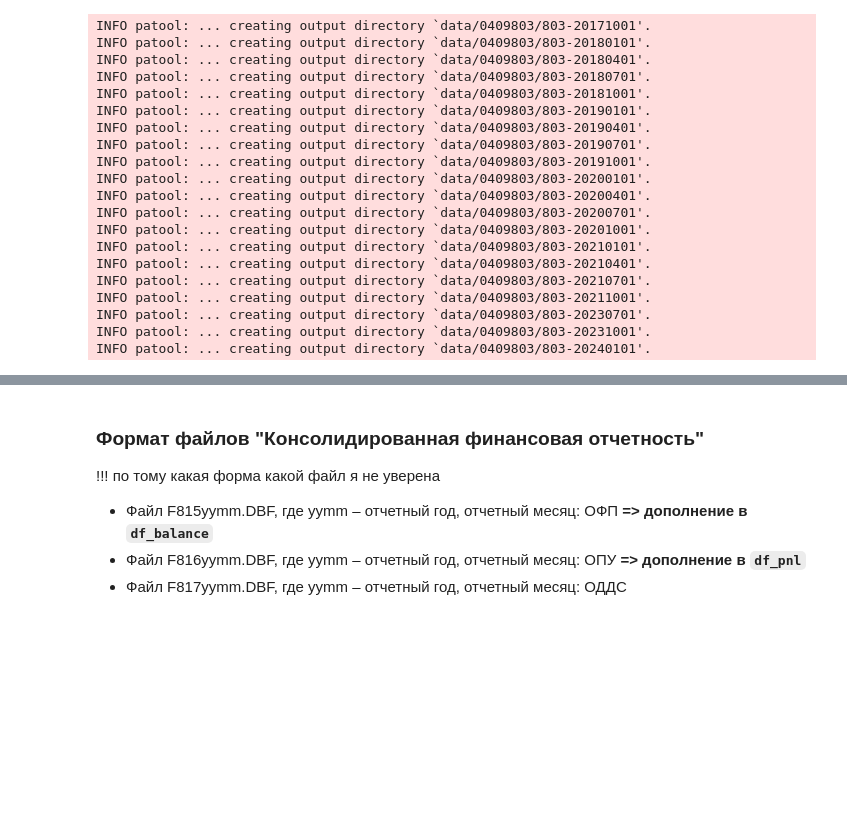
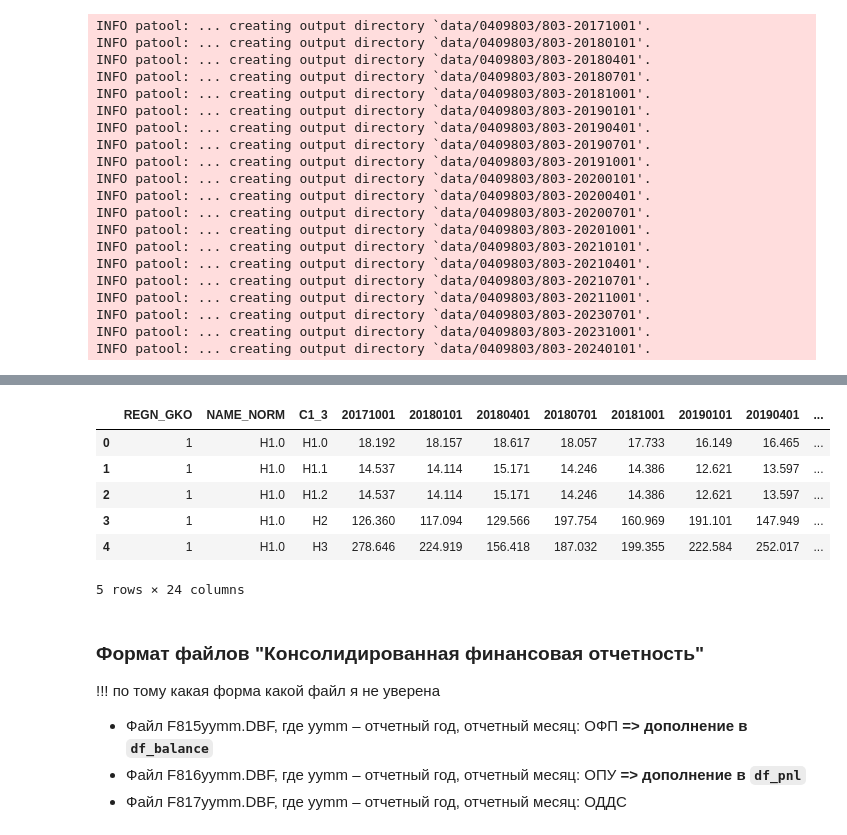
Before and after one commit to evelinakolomoets/irb-scoring, a Jupyter notebook: data_collection.ipynb, the cells around one changed output, grey strips where cells are left out. Saved outputs shown, nothing was run; the diff lists cells and outputs as text; code cells hidden in the pictures; blank space fills up the shorter version.

Commit message:
add obligatory norms

```diff
--- a/data_collection.ipynb
+++ b/data_collection.ipynb
@@ -234,0 +312,25 @@ df_pnl.to_csv('data/data_pnls.csv')
+# %%
+for filename in sorted(os.listdir('data/rars/135')):
+    if not filename.startswith('.'):
+        name = filename.split('.')[0]
+
+        patoolib.extract_archive(f'data/rars/135/{filename}', outdir=f'data/135/{name}', verbosity=-1)
+        folder_contents = os.listdir(f'data/135/{name}')
+        filename = [fname for fname in folder_contents if fname.upper().endswith('_135_3.DBF')][0]
+        frame = read_dbf(f'data/135/{name}/{filename}')
+
+        date = name.split('-')[1]
+        frame = frame.rename(columns={
+            'REGN': 'REGN_GKO',
+            'C2_3': date
+        })
+
+        # оставляем только колонку со значениями
+        frame.drop(columns=['C3_3', 'C4_3'], inplace=True)
+
+        df_norms = df_norms.merge(frame, how='left')
+        shutil.rmtree(f'data/135/{name}')
+
+shutil.rmtree(f'data/135')
+
+df_norms = df_norms.reset_index(drop=True)
@@ -234,0 +355,10 @@ df_pnl.to_csv('data/data_pnls.csv')
+# %%
+df_norms.head()
+# %% [output]
+|  | REGN_GKO | NAME_NORM | C1_3 | 20171001 | 20180101 | 20180401 | 20180701 | 20181001 | 20190101 | 20190401 | ... |
+| 0 | 1 | Н1.0 | Н1.0 | 18.192 | 18.157 | 18.617 | 18.057 | 17.733 | 16.149 | 16.465 | ... |
+| 1 | 1 | Н1.0 | Н1.1 | 14.537 | 14.114 | 15.171 | 14.246 | 14.386 | 12.621 | 13.597 | ... |
+| 2 | 1 | Н1.0 | Н1.2 | 14.537 | 14.114 | 15.171 | 14.246 | 14.386 | 12.621 | 13.597 | ... |
+| 3 | 1 | Н1.0 | Н2 | 126.360 | 117.094 | 129.566 | 197.754 | 160.969 | 191.101 | 147.949 | ... |
+| 4 | 1 | Н1.0 | Н3 | 278.646 | 224.919 | 156.418 | 187.032 | 199.355 | 222.584 | 252.017 | ... |
+5 rows × 24 columns
```
Also changed, not shown: parts of 11 cells of this notebook, 22 other files.
